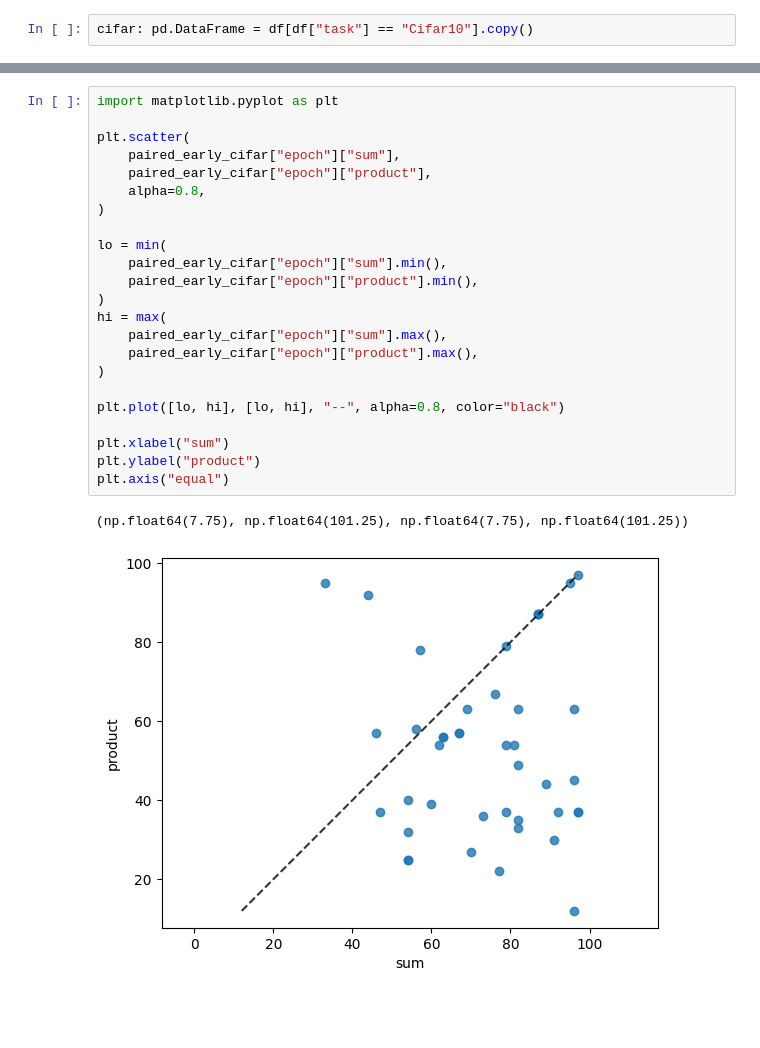
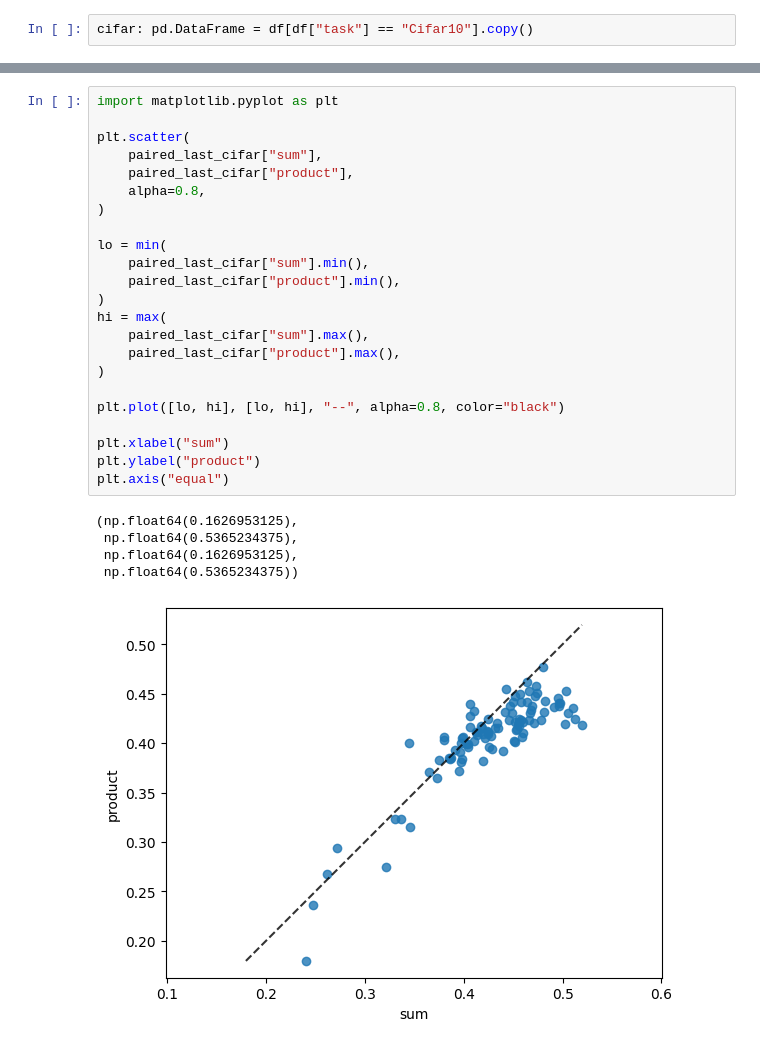
Before and after one commit to viktorvesely/liquid, a Jupyter notebook: liquid_jax/experiment_aggregation.ipynb, the cells around one changed output, grey strips where cells are left out. Cells and saved outputs as stored; diff of their text form; blank space fills up the shorter version.

```diff
--- a/liquid_jax/experiment_aggregation.ipynb
+++ b/liquid_jax/experiment_aggregation.ipynb
@@ -241,27 +310,30 @@ KeyError: 'product'
 # %%
 import matplotlib.pyplot as plt
 
 plt.scatter(
-    paired_early_cifar["epoch"]["sum"],
-    paired_early_cifar["epoch"]["product"],
+    paired_last_cifar["sum"],
+    paired_last_cifar["product"],
     alpha=0.8,
 )
 
 lo = min(
-    paired_early_cifar["epoch"]["sum"].min(),
-    paired_early_cifar["epoch"]["product"].min(),
+    paired_last_cifar["sum"].min(),
+    paired_last_cifar["product"].min(),
 )
 hi = max(
-    paired_early_cifar["epoch"]["sum"].max(),
-    paired_early_cifar["epoch"]["product"].max(),
+    paired_last_cifar["sum"].max(),
+    paired_last_cifar["product"].max(),
 )
 
 plt.plot([lo, hi], [lo, hi], "--", alpha=0.8, color="black")
 
 plt.xlabel("sum")
 plt.ylabel("product")
 plt.axis("equal")
 # %% [output]
-(np.float64(7.75), np.float64(101.25), np.float64(7.75), np.float64(101.25))
+(np.float64(0.1626953125),
+ np.float64(0.5365234375),
+ np.float64(0.1626953125),
+ np.float64(0.5365234375))
-[figure, old version]
+[figure, new version]
 # %%
```
Also changed, not shown: parts of 21 cells of this notebook, 2 other files.
